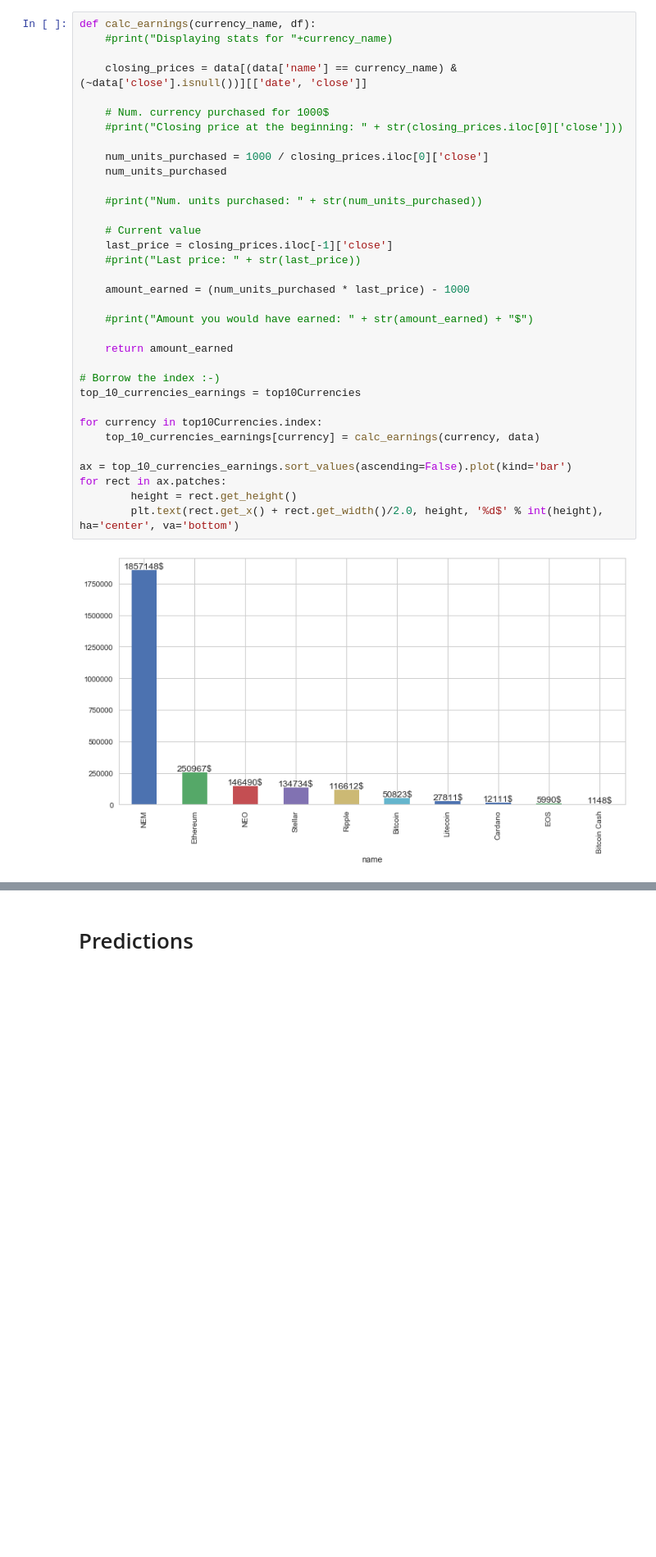
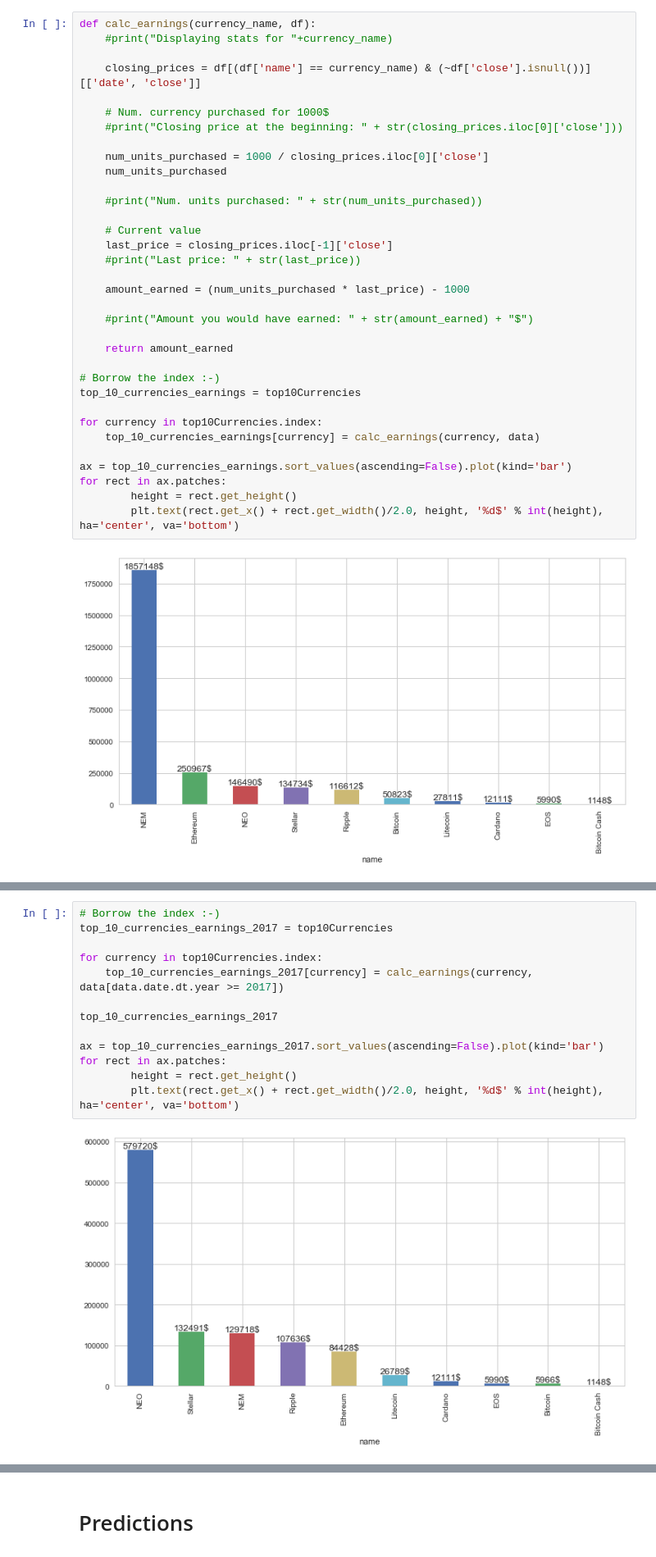
Before and after one commit to MihailoJoksimovic/cryptocurrency-analysys, a Jupyter notebook: Analysis.ipynb, the cells around one changed output, grey strips where cells are left out. Shown at 82% size. Drawn from its saved outputs; the diff is of its cells as text; blank space fills up the shorter version.

```diff
--- a/Analysis.ipynb
+++ b/Analysis.ipynb
@@ -175,7 +175,7 @@ closing_prices
 def calc_earnings(currency_name, df):
     #print("Displaying stats for "+currency_name)
 
-    closing_prices = data[(data['name'] == currency_name) & (~data['close'].isnull())][['date', 'close']]
+    closing_prices = df[(df['name'] == currency_name) & (~df['close'].isnull())][['date', 'close']]
 
     # Num. currency purchased for 1000$
     #print("Closing price at the beginning: " + str(closing_prices.iloc[0]['close']))
@@ -209,0 +212,15 @@ for rect in ax.patches:
+# %%
+# Borrow the index :-)
+top_10_currencies_earnings_2017 = top10Currencies
+
+for currency in top10Currencies.index:
+    top_10_currencies_earnings_2017[currency] = calc_earnings(currency, data[data.date.dt.year >= 2017])
+
+top_10_currencies_earnings_2017
+
+ax = top_10_currencies_earnings_2017.sort_values(ascending=False).plot(kind='bar')
+for rect in ax.patches:
+        height = rect.get_height()
+        plt.text(rect.get_x() + rect.get_width()/2.0, height, '%d$' % int(height), ha='center', va='bottom')
+# %% [output]
+[figure, added]
```
Also changed, not shown: parts of 4 cells of this notebook.
